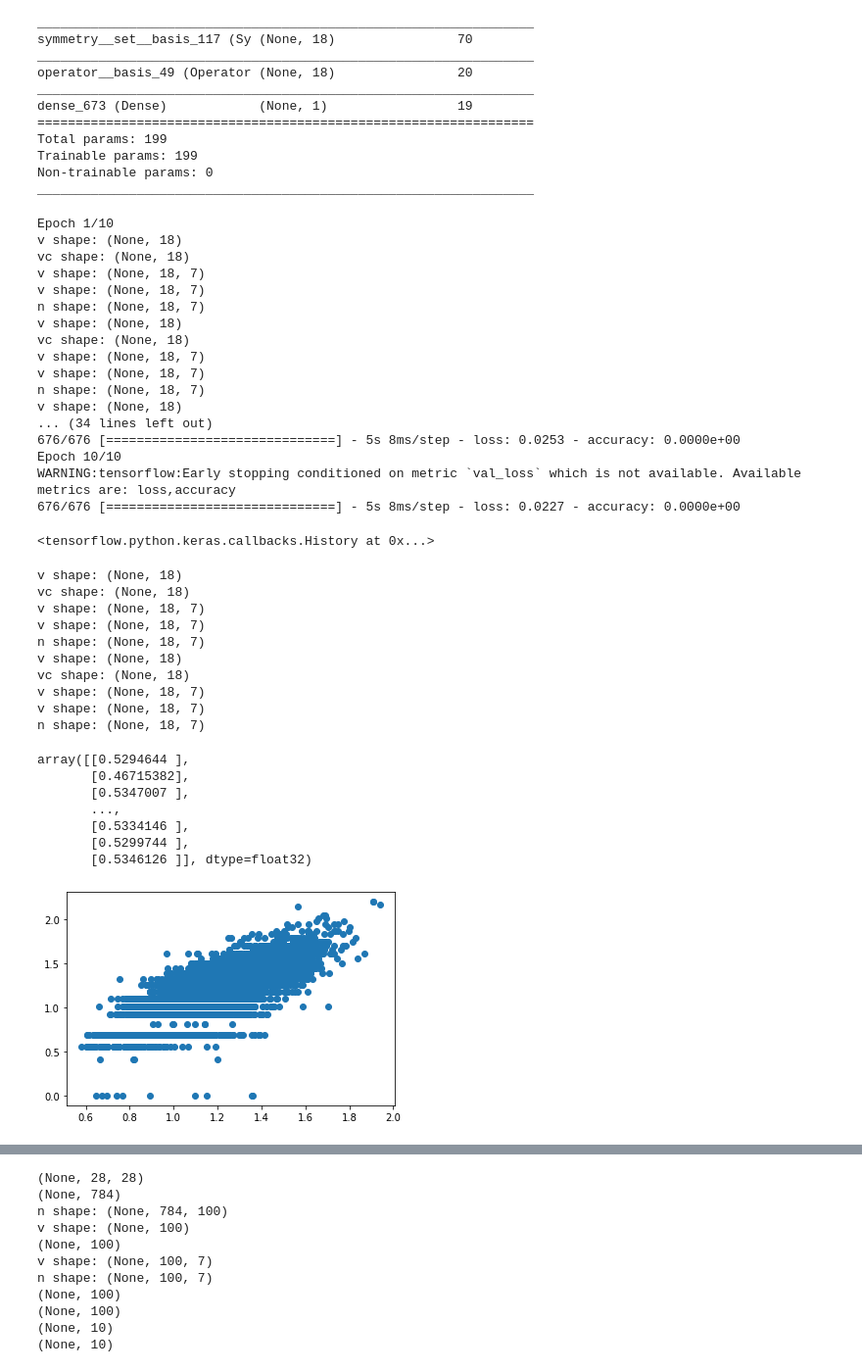
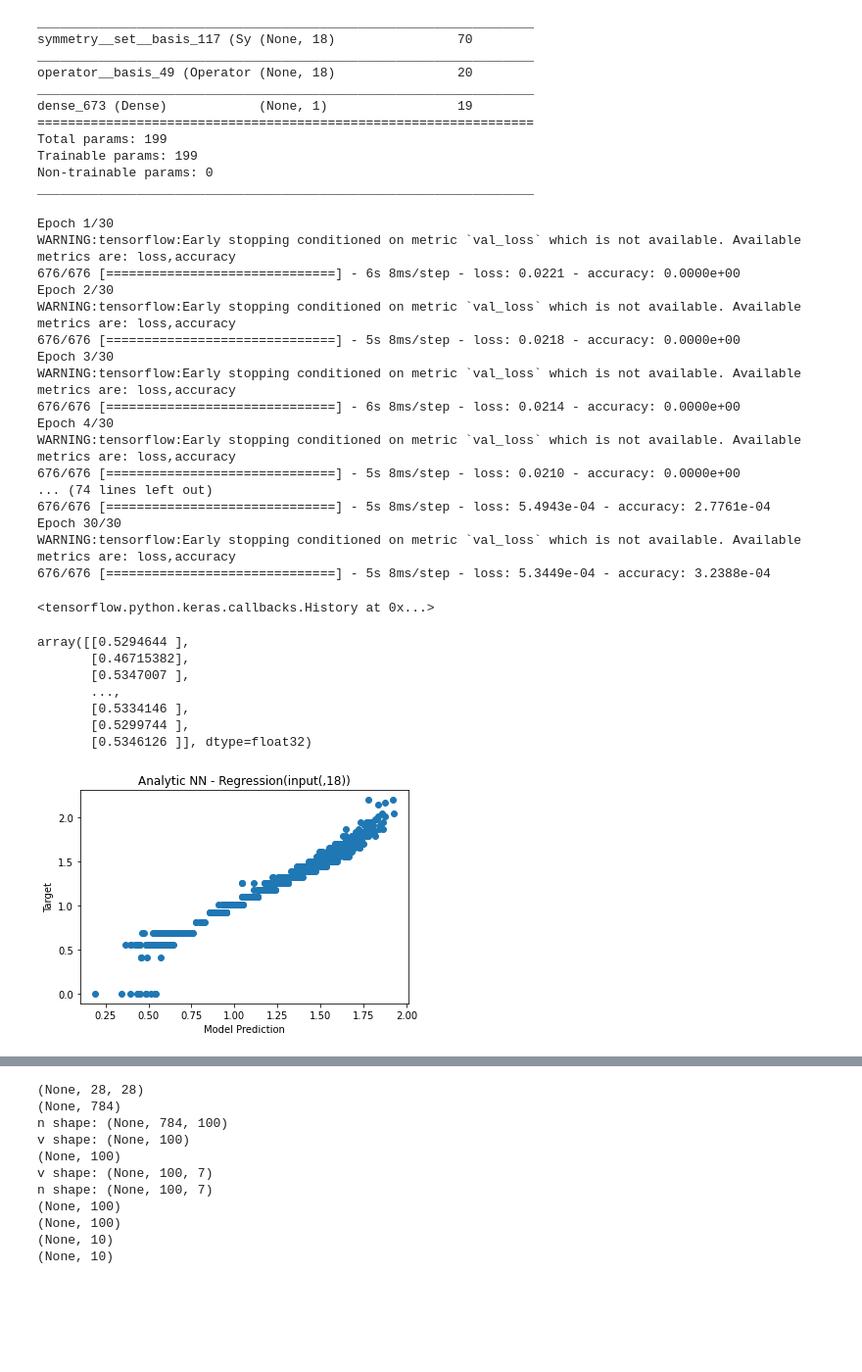
Before and after one commit to ja2006203966/Analytic-Neural-Networks, a Jupyter notebook: Analytic NN.ipynb, the cells around one changed output, grey strips where cells are left out. Shown: that part at 98% size. Saved outputs shown, nothing was run; the diff lists cells and outputs as text; code cells hidden in the pictures; blank space fills up the shorter version.

```diff
--- a/Analytic NN.ipynb
+++ b/Analytic NN.ipynb
@@ -640,47 +640,36 @@ Trainable params: 199
 Non-trainable params: 0
 _________________________________________________________________
 # %%
-## x_rg = np.array(x_rg)
+x_rg = np.array(x_rg)
 y_rg = np.array(y_rg)
 # %%
 x_rg = x_rg.astype(np.float32)
 y_rg = y_rg.astype(np.float32)
 # %%
 
-modelANN.fit(np.log(np.abs(x_rg)+1), np.log(np.abs(y_rg)+1), callbacks = callbacks, shuffle=True , epochs=10, batch_size=32, verbose=1)
+modelANN.fit(np.log(np.abs(x_rg)+1), np.log(np.abs(y_rg)+1), callbacks = callbacks, shuffle=True , epochs=30, batch_size=32, verbose=1)
 # modelANN.fit(np.log(np.abs(x_rg)+1), np.log(np.abs(y_rg)+1), epochs=10)
 # %% [output]
-Epoch 1/10
-v shape: (None, 18)
-vc shape: (None, 18)
-v shape: (None, 18, 7)
-v shape: (None, 18, 7)
-n shape: (None, 18, 7)
-v shape: (None, 18)
-vc shape: (None, 18)
-v shape: (None, 18, 7)
-v shape: (None, 18, 7)
-n shape: (None, 18, 7)
-v shape: (None, 18)
-... (34 lines left out)
-676/676 [==============================] - 5s 8ms/step - loss: 0.0253 - accuracy: 0.0000e+00
-Epoch 10/10
+Epoch 1/30
 WARNING:tensorflow:Early stopping conditioned on metric `val_loss` which is not available. Available metrics are: loss,accuracy
-676/676 [==============================] - 5s 8ms/step - loss: 0.0227 - accuracy: 0.0000e+00
+676/676 [==============================] - 6s 8ms/step - loss: 0.0221 - accuracy: 0.0000e+00
+Epoch 2/30
+WARNING:tensorflow:Early stopping conditioned on metric `val_loss` which is not available. Available metrics are: loss,accuracy
+676/676 [==============================] - 5s 8ms/step - loss: 0.0218 - accuracy: 0.0000e+00
+Epoch 3/30
+WARNING:tensorflow:Early stopping conditioned on metric `val_loss` which is not available. Available metrics are: loss,accuracy
+676/676 [==============================] - 6s 8ms/step - loss: 0.0214 - accuracy: 0.0000e+00
+Epoch 4/30
+WARNING:tensorflow:Early stopping conditioned on metric `val_loss` which is not available. Available metrics are: loss,accuracy
+676/676 [==============================] - 5s 8ms/step - loss: 0.0210 - accuracy: 0.0000e+00
+... (74 lines left out)
+676/676 [==============================] - 5s 8ms/step - loss: 5.4943e-04 - accuracy: 2.7761e-04
+Epoch 30/30
+WARNING:tensorflow:Early stopping conditioned on metric `val_loss` which is not available. Available metrics are: loss,accuracy
+676/676 [==============================] - 5s 8ms/step - loss: 5.3449e-04 - accuracy: 3.2388e-04
 <tensorflow.python.keras.callbacks.History at 0x...>
 # %%
 y_pre = modelANN.predict(np.log(np.abs(x_rg)+1))
-# %% [output]
-v shape: (None, 18)
-vc shape: (None, 18)
-v shape: (None, 18, 7)
-v shape: (None, 18, 7)
-n shape: (None, 18, 7)
-v shape: (None, 18)
-vc shape: (None, 18)
-v shape: (None, 18, 7)
-v shape: (None, 18, 7)
-n shape: (None, 18, 7)
 # %%
 import matplotlib.pyplot as plt
 # %%
@@ -694,11 +683,14 @@ array([[0.5294644 ],
        [0.5299744 ],
        [0.5346126 ]], dtype=float32)
 # %%
+plt.title("Analytic NN - Regression(input(,18))")
 # plt.hist(y_pre, histtype='step')
 # plt.hist(np.log(np.abs(y_rg)+1), histtype='step' )
+plt.xlabel("Model Prediction")
+plt.ylabel("Target")
 plt.scatter(y_pre,np.log(np.abs(y_rg)+1))
 # plt.xlim([0,2.5])
 plt.show()
 # %% [output]
-[figure, old version]
+[figure, new version]
 # %%
```
Also changed, not shown: parts of 1 cell of this notebook, 2 other files.
